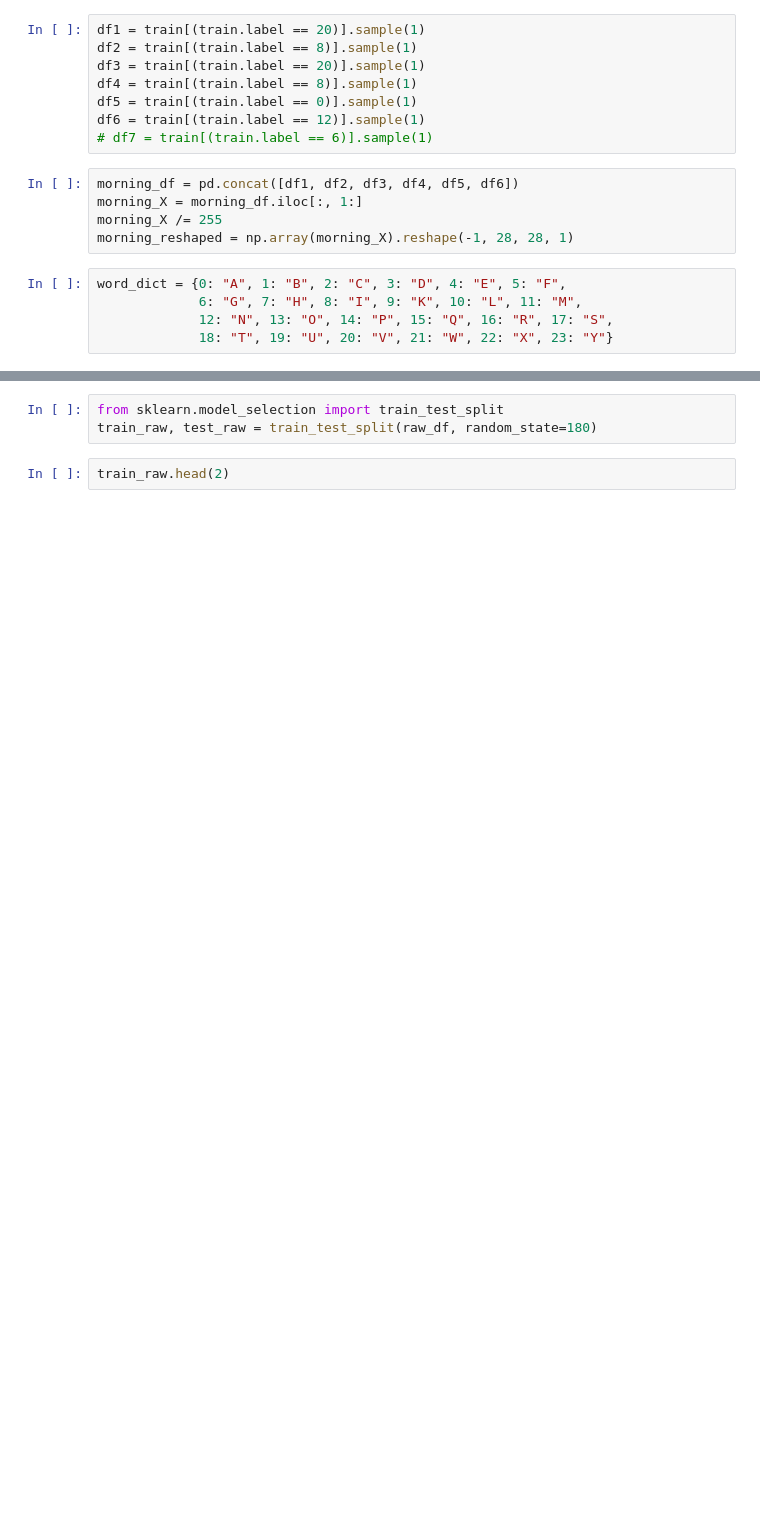
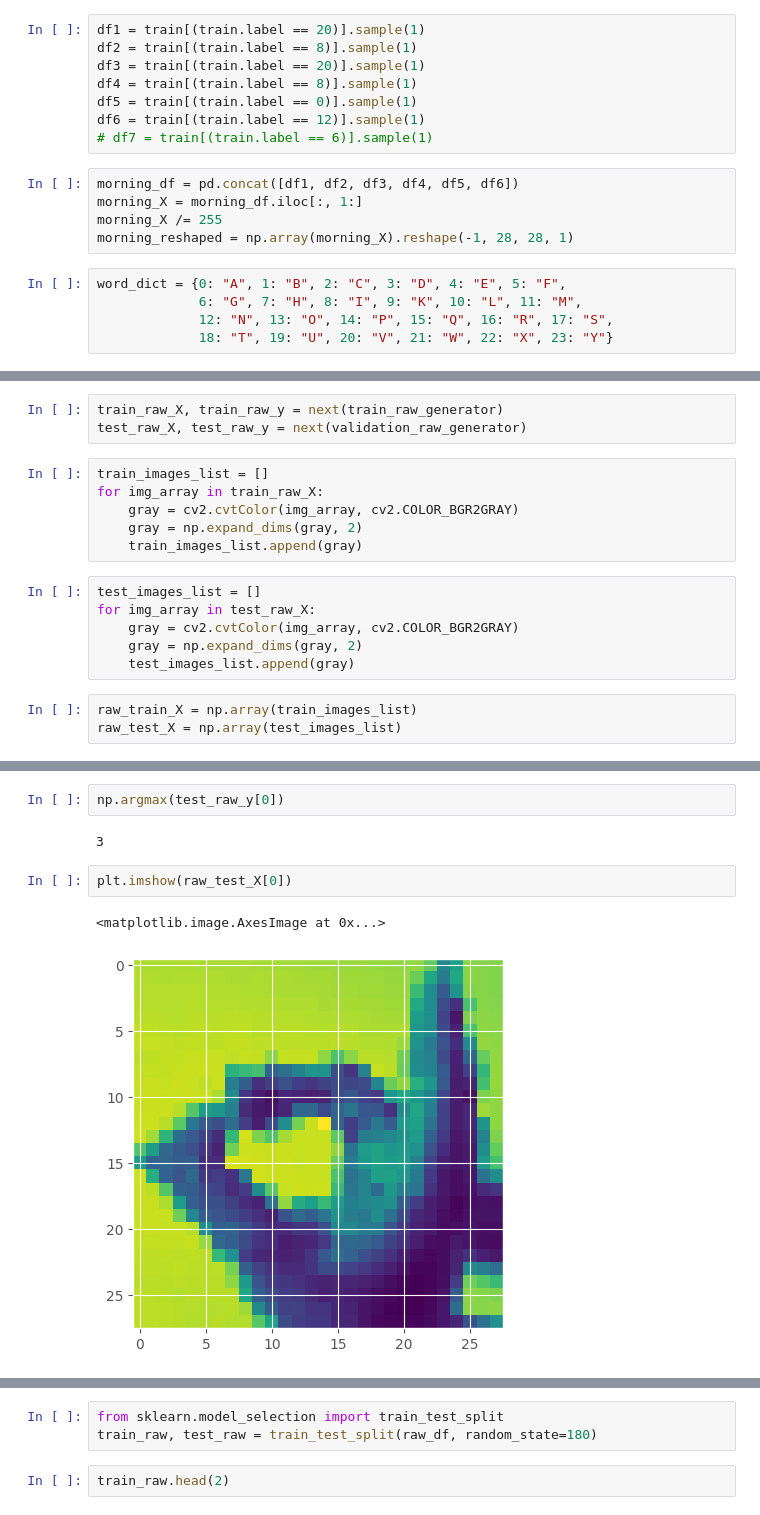
Before and after one commit to JamesMbeti/KSL-FINGERSPELLING-RECOGNITION, a Jupyter notebook: CNN2.ipynb, the cells around one changed output, grey strips where cells are left out. Saved outputs shown, nothing was run; the diff lists cells and outputs as text; blank space fills up the shorter version.

```diff
--- a/CNN2.ipynb
+++ b/CNN2.ipynb
@@ -703,0 +745,18 @@ word_dict = {0: "A", 1: "B", 2: "C", 3: "D", 4: "E", 5: "F",
+# %%
+train_raw_X, train_raw_y = next(train_raw_generator)
+test_raw_X, test_raw_y = next(validation_raw_generator)
+# %%
+train_images_list = []
+for img_array in train_raw_X:
+    gray = cv2.cvtColor(img_array, cv2.COLOR_BGR2GRAY)
+    gray = np.expand_dims(gray, 2)
+    train_images_list.append(gray)
+# %%
+test_images_list = []
+for img_array in test_raw_X:
+    gray = cv2.cvtColor(img_array, cv2.COLOR_BGR2GRAY)
+    gray = np.expand_dims(gray, 2)
+    test_images_list.append(gray)
+# %%
+raw_train_X = np.array(train_images_list)
+raw_test_X = np.array(test_images_list)
@@ -703,0 +817,9 @@ word_dict = {0: "A", 1: "B", 2: "C", 3: "D", 4: "E", 5: "F",
+# %%
+np.argmax(test_raw_y[0])
+# %% [output]
+3
+# %%
+plt.imshow(raw_test_X[0])
+# %% [output]
+<matplotlib.image.AxesImage at 0x...>
+[figure, added]
```
Also changed, not shown: parts of 29 cells of this notebook.
